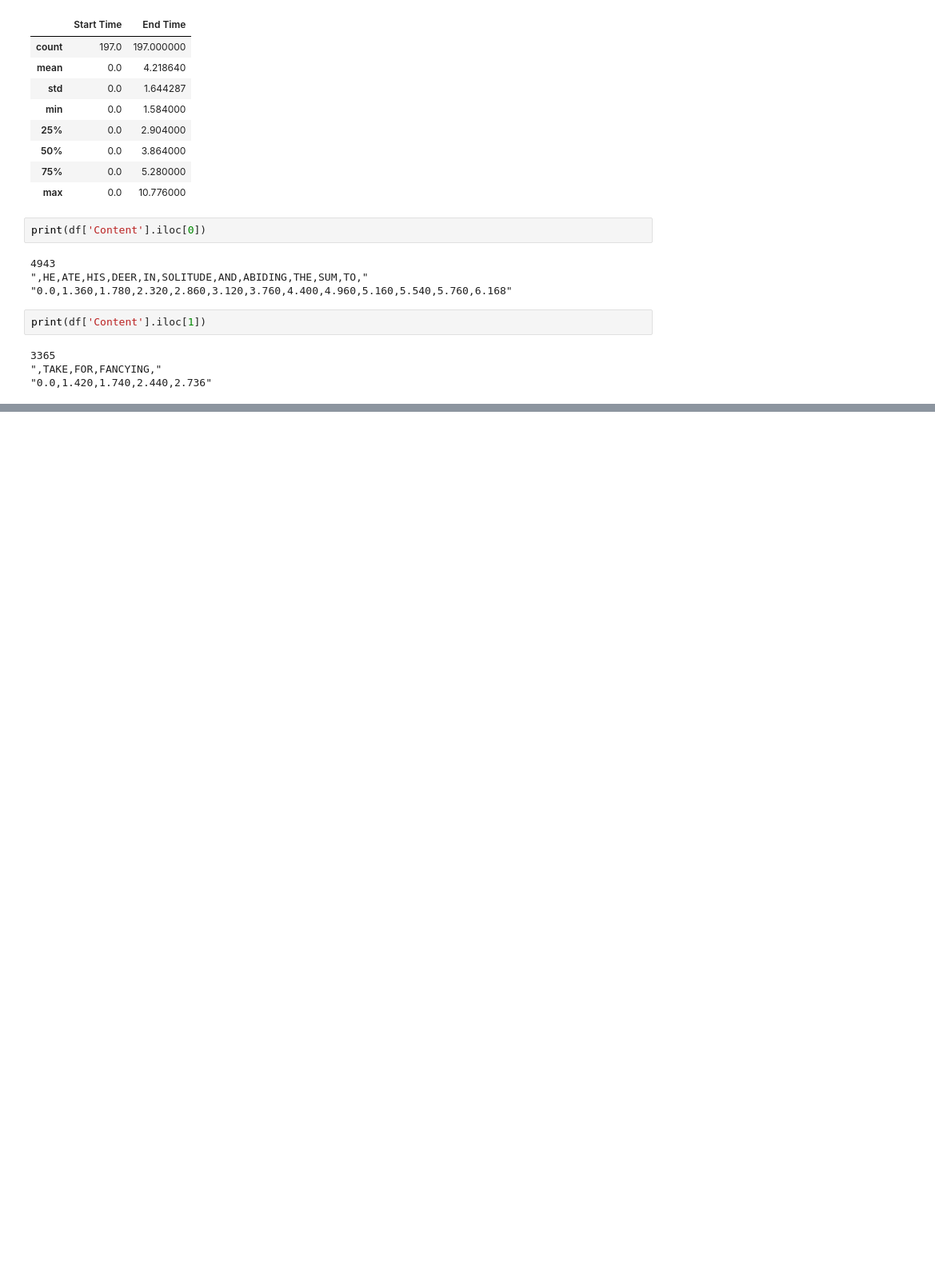
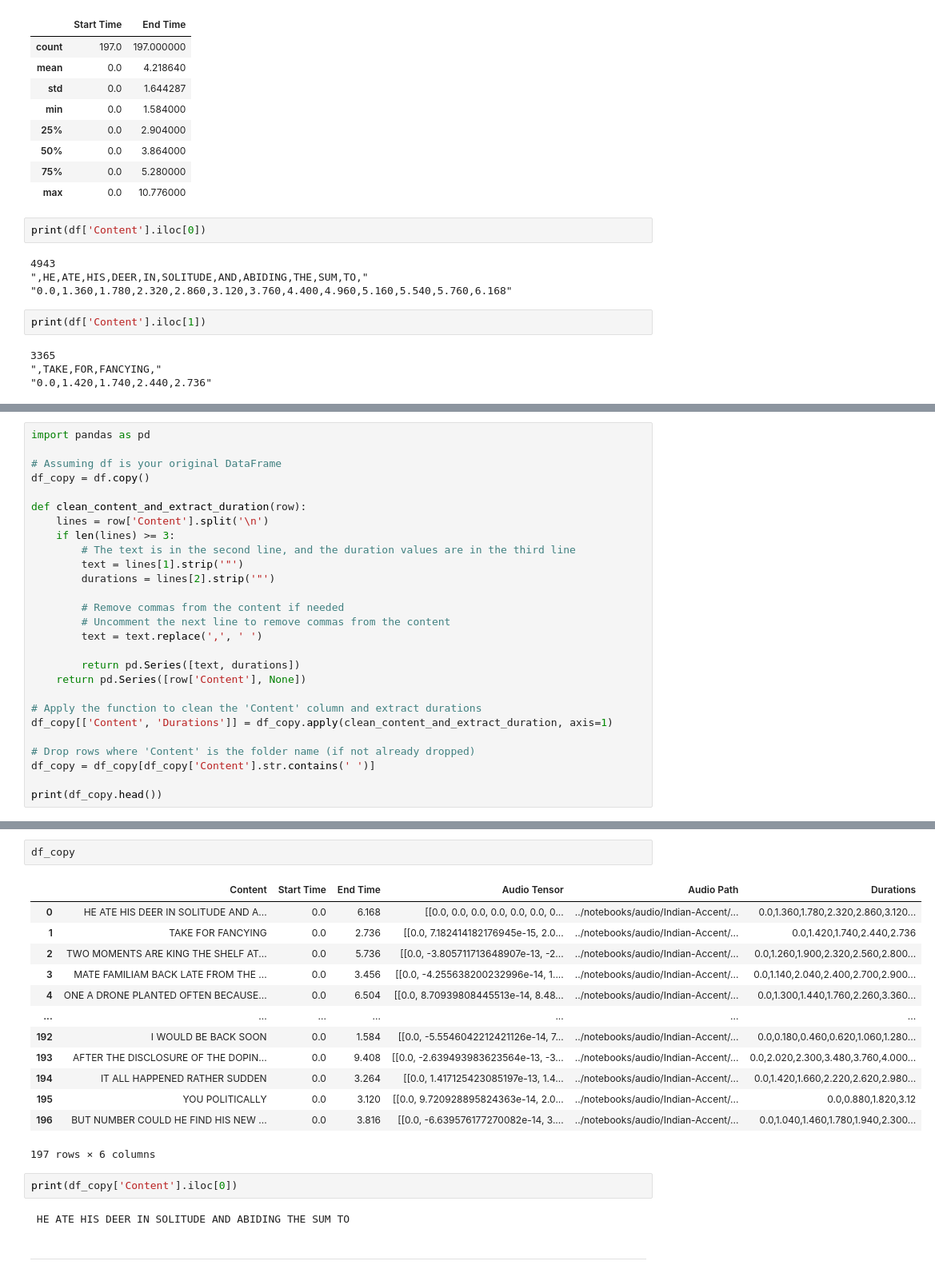
Before and after one commit to NACME-AIML-2024/final-project-dialect-dynamics, a Jupyter notebook: notebooks/indian-accent.ipynb, the cells around one changed output, grey strips where cells are left out. Shown at 80% size. Cells and saved outputs as stored; diff of their text form; blank space fills up the shorter version.

```diff
--- a/notebooks/indian-accent.ipynb
+++ b/notebooks/indian-accent.ipynb
@@ -511,0 +661,27 @@ Name: Audio Tensor, Length: 197, dtype: object
+# %%
+import pandas as pd
+
+# Assuming df is your original DataFrame
+df_copy = df.copy()
+
+def clean_content_and_extract_duration(row):
+    lines = row['Content'].split('\n')
+    if len(lines) >= 3:
+        # The text is in the second line, and the duration values are in the third line
+        text = lines[1].strip('"')
+        durations = lines[2].strip('"')
+
+        # Remove commas from the content if needed
+        # Uncomment the next line to remove commas from the content
+        text = text.replace(',', ' ')
+
+        return pd.Series([text, durations])
+    return pd.Series([row['Content'], None])
+
+# Apply the function to clean the 'Content' column and extract durations
+df_copy[['Content', 'Durations']] = df_copy.apply(clean_content_and_extract_duration, axis=1)
+
+# Drop rows where 'Content' is the folder name (if not already dropped)
+df_copy = df_copy[df_copy['Content'].str.contains(' ')]
+
+print(df_copy.head())
@@ -511,0 +706,22 @@ Name: Audio Tensor, Length: 197, dtype: object
+# %%
+df_copy
+# %% [output]
+|  | Content | Start Time | End Time | Audio Tensor | Audio Path | Durations |
+| 0 | HE ATE HIS DEER IN SOLITUDE AND A... | 0.0 | 6.168 | [[0.0, 0.0, 0.0, 0.0, 0.0, 0.0, 0... | ../notebooks/audio/Indian-Accent/... | 0.0,1.360,1.780,2.320,2.860,3.120... |
+| 1 | TAKE FOR FANCYING | 0.0 | 2.736 | [[0.0, 7.182414182176945e-15, 2.0... | ../notebooks/audio/Indian-Accent/... | 0.0,1.420,1.740,2.440,2.736 |
+| 2 | TWO MOMENTS ARE KING THE SHELF AT... | 0.0 | 5.736 | [[0.0, -3.805711713648907e-13, -2... | ../notebooks/audio/Indian-Accent/... | 0.0,1.260,1.900,2.320,2.560,2.800... |
+| 3 | MATE FAMILIAM BACK LATE FROM THE ... | 0.0 | 3.456 | [[0.0, -4.255638200232996e-14, 1.... | ../notebooks/audio/Indian-Accent/... | 0.0,1.140,2.040,2.400,2.700,2.900... |
+| 4 | ONE A DRONE PLANTED OFTEN BECAUSE... | 0.0 | 6.504 | [[0.0, 8.70939808445513e-14, 8.48... | ../notebooks/audio/Indian-Accent/... | 0.0,1.300,1.440,1.760,2.260,3.360... |
+| ... | ... | ... | ... | ... | ... | ... |
+| 192 | I WOULD BE BACK SOON | 0.0 | 1.584 | [[0.0, -5.5546042212421126e-14, 7... | ../notebooks/audio/Indian-Accent/... | 0.0,0.180,0.460,0.620,1.060,1.280... |
+| 193 | AFTER THE DISCLOSURE OF THE DOPIN... | 0.0 | 9.408 | [[0.0, -2.639493983623564e-13, -3... | ../notebooks/audio/Indian-Accent/... | 0.0,2.020,2.300,3.480,3.760,4.000... |
+| 194 | IT ALL HAPPENED RATHER SUDDEN | 0.0 | 3.264 | [[0.0, 1.417125423085197e-13, 1.4... | ../notebooks/audio/Indian-Accent/... | 0.0,1.420,1.660,2.220,2.620,2.980... |
+| 195 | YOU POLITICALLY | 0.0 | 3.120 | [[0.0, 9.720928895824363e-14, 2.0... | ../notebooks/audio/Indian-Accent/... | 0.0,0.880,1.820,3.12 |
+| 196 | BUT NUMBER COULD HE FIND HIS NEW ... | 0.0 | 3.816 | [[0.0, -6.639576177270082e-14, 3.... | ../notebooks/audio/Indian-Accent/... | 0.0,1.040,1.460,1.780,1.940,2.300... |
+197 rows × 6 columns
+# %%
+print(df_copy['Content'].iloc[0])
+# %% [output]
+ HE ATE HIS DEER IN SOLITUDE AND ABIDING THE SUM TO
+# %% [markdown]
+---
```
Also changed, not shown: parts of 15 cells of this notebook.
